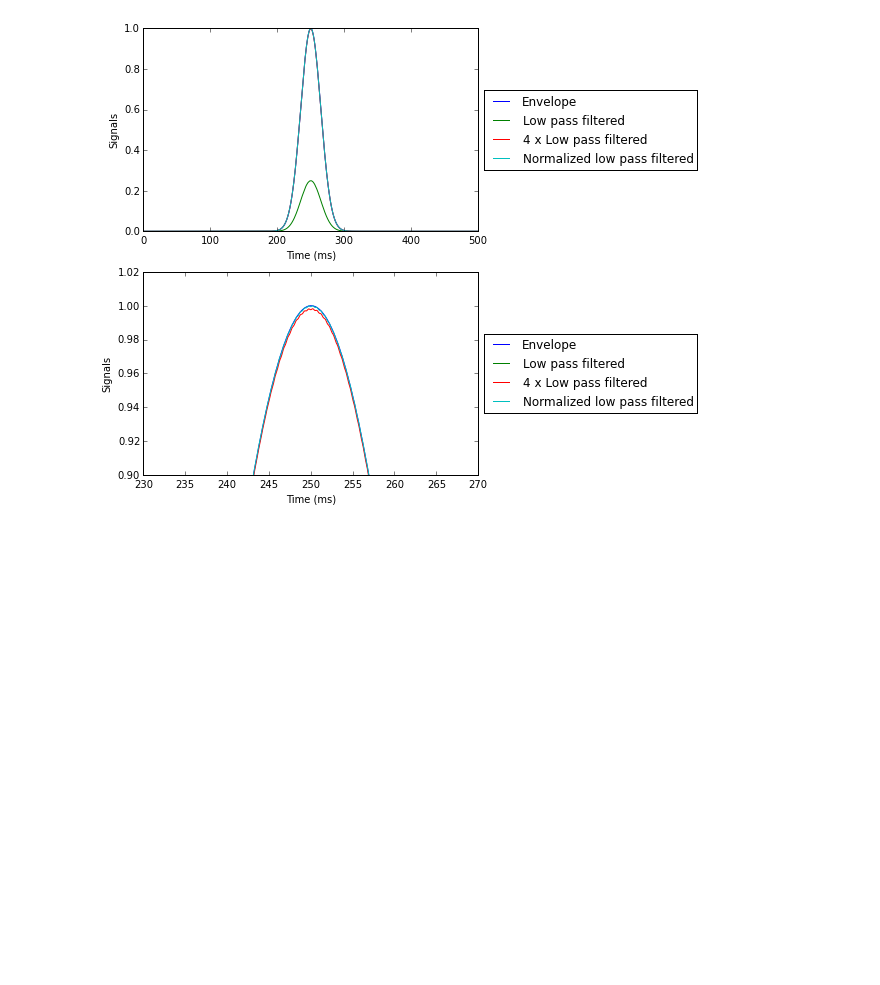
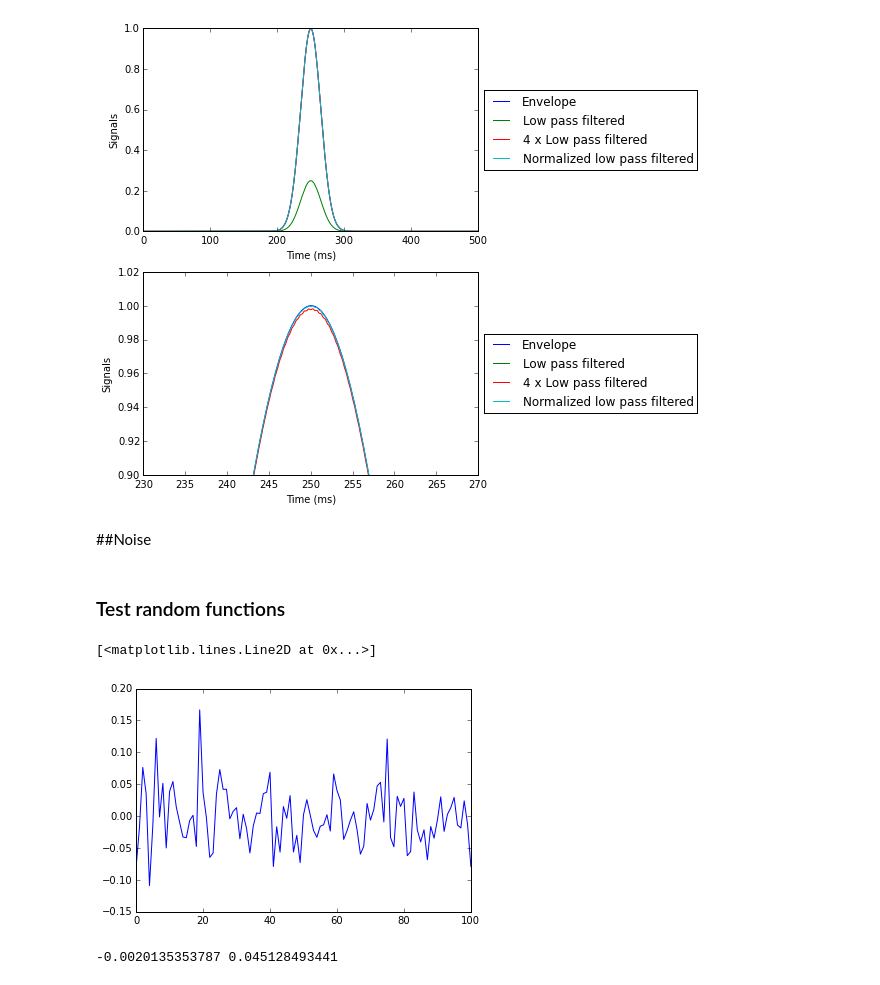
Before and after one commit to naushad-rahman/LIFSrProj_F15, a Jupyter notebook: DSP/digital_filter_explore/150708_apply_filters_to_simulated_data.ipynb, the cells around one changed output. Saved outputs shown, nothing was run; the diff lists cells and outputs as text; code cells hidden in the pictures; blank space fills up the shorter version.

```diff
--- a/DSP/digital_filter_explore/150708_apply_filters_to_simulated_data.ipynb
+++ b/DSP/digital_filter_explore/150708_apply_filters_to_simulated_data.ipynb
@@ -411,3 +425,17 @@ print(max(modulation), max(test_lp_out))
 # %% [output]
 1.0 0.249552358099
 [figure]
+# %% [markdown]
+##Noise
+# %% [markdown]
+### Test random functions
+# %%
+nse1 = 0.05*np.random.randn(101)
+plt.plot(nse1)
+# %% [output]
+[<matplotlib.lines.Line2D at 0x...>]
+[figure, added]
+# %%
+print(np.average(nse1), np.std(nse1))
+# %% [output]
+-0.0020135353787 0.045128493441
```
Also changed, not shown: parts of 8 cells of this notebook.
